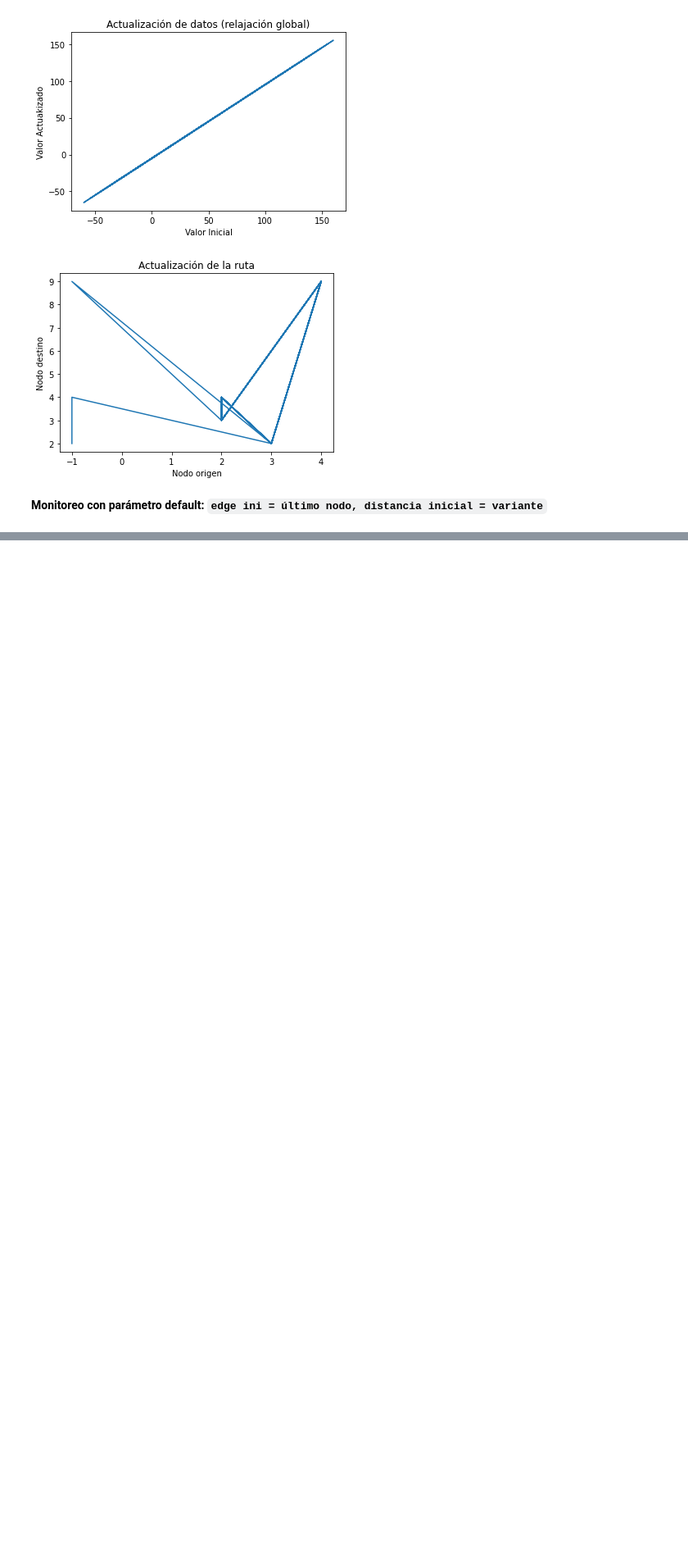
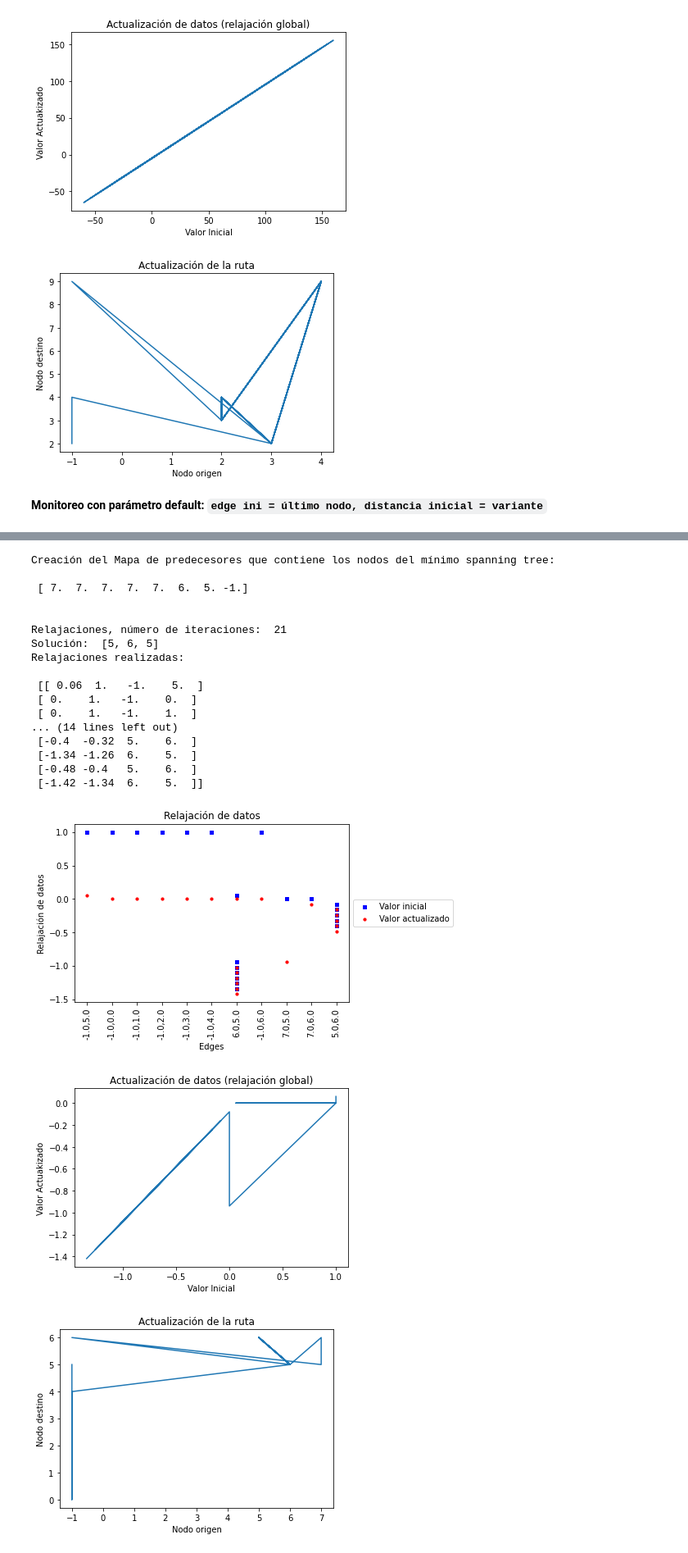
Before and after one commit to pautrejo/practica-2-primera-parte-joelitam2021, a Jupyter notebook: Parametros_optimizar.ipynb, the cells around one changed output, grey strips where cells are left out. Shown at 82% size. Drawn from its saved outputs; the diff is of its cells as text; code cells hidden in the pictures; blank space fills up the shorter version.

```diff
--- a/Parametros_optimizar.ipynb
+++ b/Parametros_optimizar.ipynb
@@ -622,0 +579,24 @@ plt.show()
+# %%
+# Distancia 1
+get_data_sol_seg_param(G2,None,1)
+# %% [output]
+Creación del Mapa de predecesores que contiene los nodos del mínimo spanning tree:
+
+ [ 7.  7.  7.  7.  7.  6.  5. -1.]
+
+
+Relajaciones, número de iteraciones:  21
+Solución:  [5, 6, 5]
+Relajaciones realizadas:
+
+ [[ 0.06  1.   -1.    5.  ]
+ [ 0.    1.   -1.    0.  ]
+ [ 0.    1.   -1.    1.  ]
+... (14 lines left out)
+ [-0.4  -0.32  5.    6.  ]
+ [-1.34 -1.26  6.    5.  ]
+ [-0.48 -0.4   5.    6.  ]
+ [-1.42 -1.34  6.    5.  ]]
+[figure, added]
+[figure, added]
+[figure, added]
```
Also changed, not shown: parts of 17 cells of this notebook.
